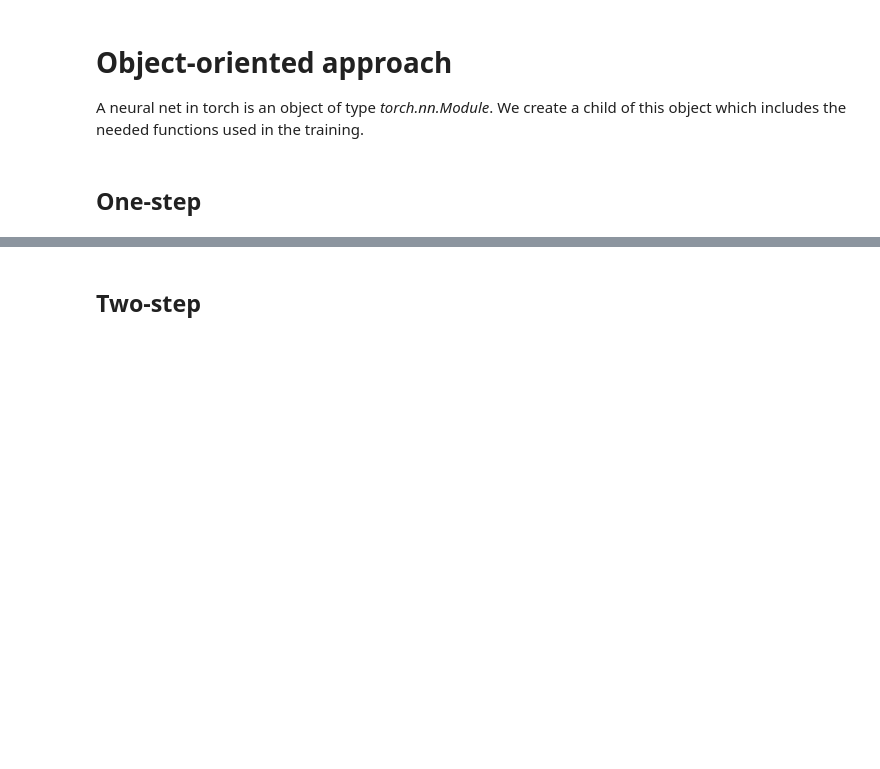
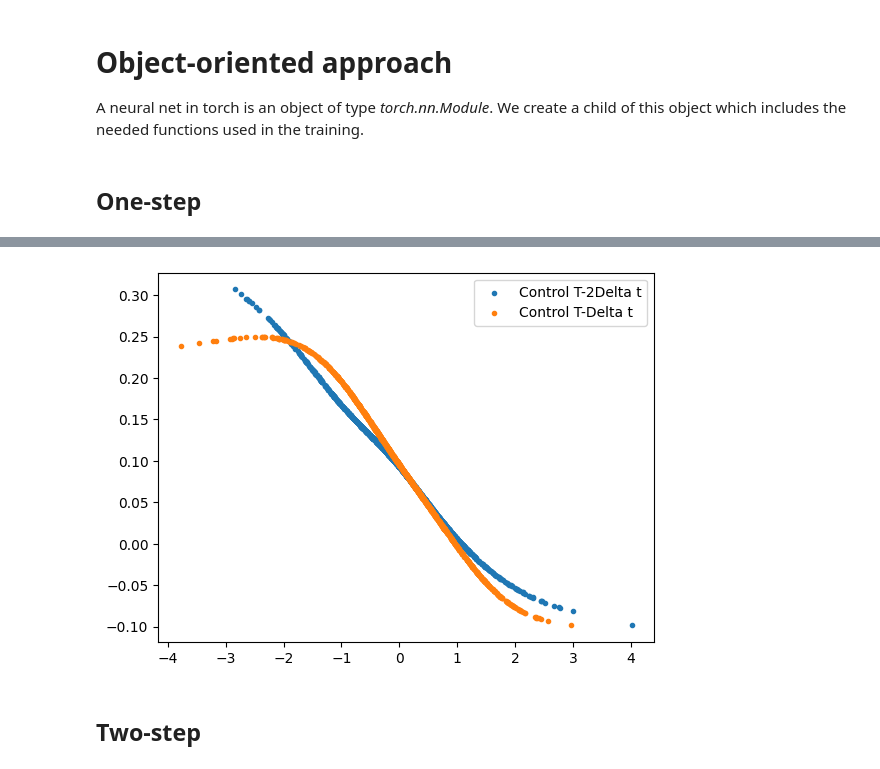
Before and after one commit to arashfahim/Stochastic_Control_FSU, a Jupyter notebook: Discrete_time_DPP.ipynb, the cells around one changed output, grey strips where cells are left out. Cells and saved outputs as stored; diff of their text form; code cells hidden in the pictures; blank space fills up the shorter version.

```diff
--- a/Discrete_time_DPP.ipynb
+++ b/Discrete_time_DPP.ipynb
@@ -452,3 +433,10 @@ plt.legend();
+# %%
+plt.scatter(v2.X.detach().numpy(),v2(v2.X).detach().numpy(),label='Control T-2Delta t',marker='.');
+plt.scatter(v.X.detach().numpy(),v(v.X).detach().numpy(),label='Control T-Delta t',marker='.');
+# plt.scatter(v.X.detach().numpy(),g(v.X).detach().numpy(),label='terminal',marker='.');
+plt.legend();
+# %% [output]
+[figure, added]
 # %% [markdown]
 ## Two-step
 # %%
```
Also changed, not shown: parts of 20 cells of this notebook.
